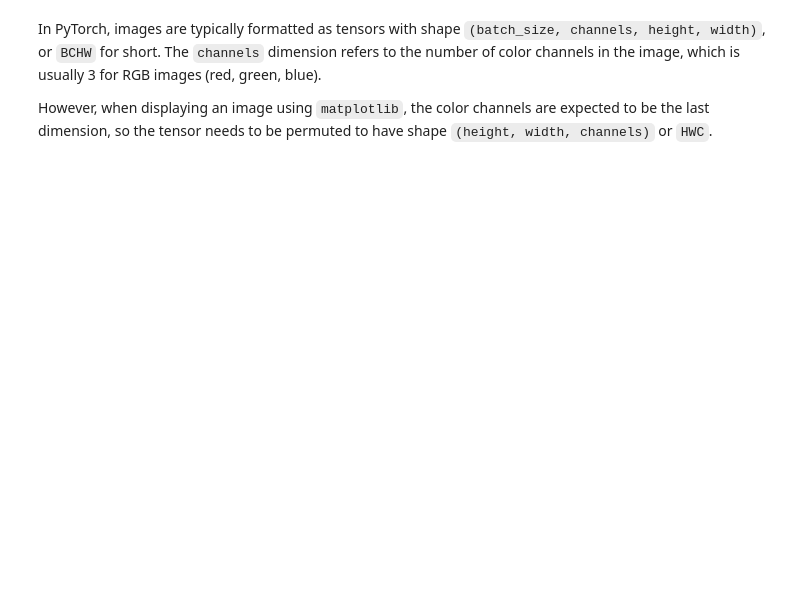
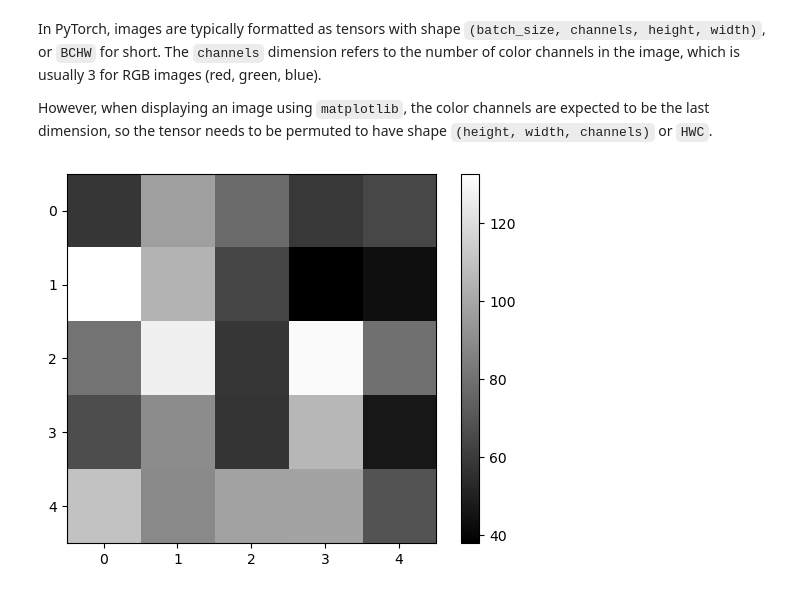
Before and after one commit to Nordiniv/Deep-Learning-with-PyTorch, a Jupyter notebook: Chapter3.ipynb, the cells around one changed output. Saved outputs shown, nothing was run; the diff lists cells and outputs as text; code cells hidden in the pictures; blank space fills up the shorter version.

```diff
--- a/Chapter3.ipynb
+++ b/Chapter3.ipynb
@@ -44,3 +45,7 @@ Clipping input data to the valid range for imshow with RGB data ([0..1] for floa
 In PyTorch, images are typically formatted as tensors with shape `(batch_size, channels, height, width)`, or `BCHW` for short. The `channels` dimension refers to the number of color channels in the image, which is usually 3 for RGB images (red, green, blue).
 
 However, when displaying an image using `matplotlib`, the color channels are expected to be the last dimension, so the tensor needs to be permuted to have shape `(height, width, channels)` or `HWC`.
+# %%
+plt.imshow(img_gray_naive, cmap='gray'); #<-- cmap is the color map, we can choose the color map we want to use
+# %% [output]
+[figure, added]
```
Also changed, not shown: parts of 16 cells of this notebook.
